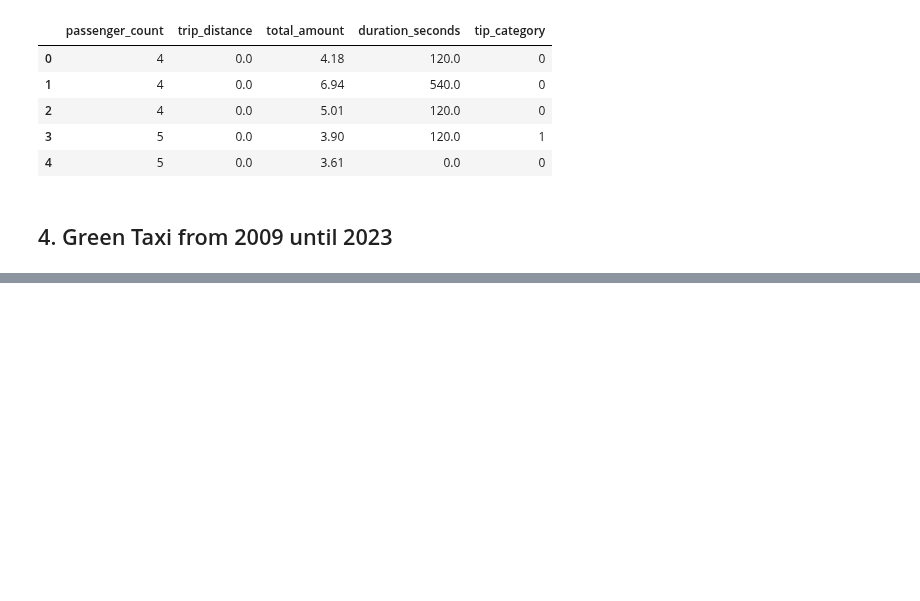
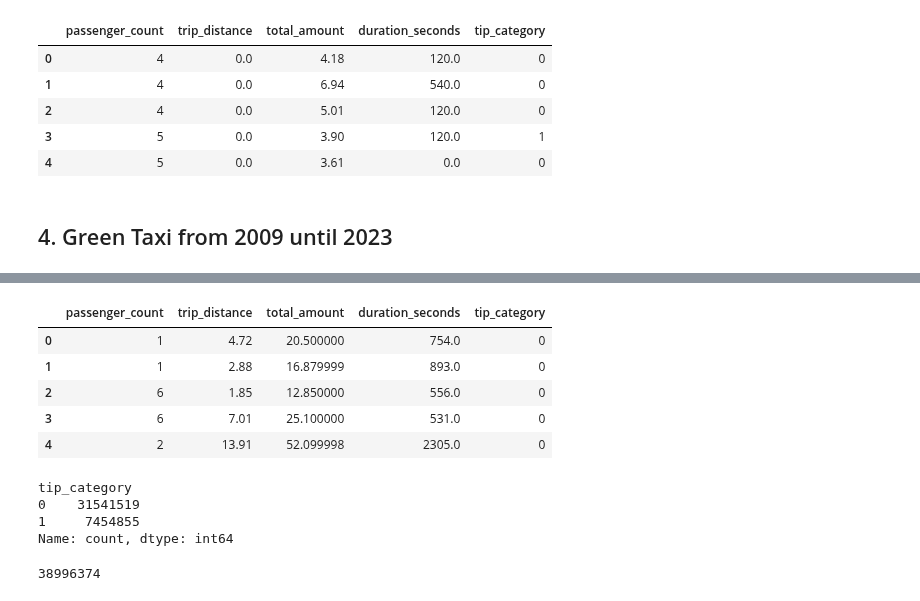
Before and after one commit to imdwipayana/Battlefield, a Jupyter notebook: DuckDB/Classification/New York Taxi Tip Prediction.ipynb, the cells around one changed output, grey strips where cells are left out. Drawn from its saved outputs; the diff is of its cells as text; code cells hidden in the pictures; blank space fills up the shorter version.

```diff
--- a/DuckDB/Classification/New York Taxi Tip Prediction.ipynb
+++ b/DuckDB/Classification/New York Taxi Tip Prediction.ipynb
@@ -575,0 +293,72 @@ df_classification.head()
+# %%
+query_green_2011_2023 = """
+WITH CTE_green_2011_2023 AS (
+    SELECT
+        lpep_pickup_datetime AS pick_up_time,
+        lpep_dropoff_datetime AS drop_off_time,
+        CAST(passenger_count AS INTEGER) AS passenger_count,
+        CAST(total_amount AS FLOAT)   AS total_amount,
+        CAST(trip_distance AS FLOAT)   AS trip_distance,
+        CAST(payment_type AS INTEGER) AS payment_category,
+        tip_amount,
+        CAST( CASE tip_amount
+            WHEN  0.0 THEN 1
+            ELSE 0
+        END AS INTEGER) AS tip_category
+    FROM 'C:/Users/ekadw/Documents/DATA/NY_Taxi/*/green_taxi/green_tripdata_*.parquet'
+    WHERE lpep_pickup_datetime IS NOT NULL
+        AND lpep_dropoff_datetime  IS NOT NULL
+        AND passenger_count IS NOT NULL
+        AND trip_distance >= 0
+        AND trip_distance <= 50
+        AND payment_type IS NOT NULL
+        AND total_amount >= 0
+        AND tip_amount >= 0
+        AND lpep_pickup_datetime >= '2009-01-01'
+        AND lpep_pickup_datetime < '2023-10-01'
+), CTE_duration_green_2011_2023 AS (
+    SELECT
+        pick_up_time,
+        drop_off_time,
+        passenger_count,
+        trip_distance,
+        total_amount,
+        payment_category,
+        tip_category,
+        DATE_DIFF('day', pick_up_time, drop_off_time) AS duration_days,
+        EPOCH(drop_off_time - pick_up_time) AS duration_seconds
+    FROM CTE_green_2011_2023
+    WHERE payment_category = 1
+)
+
+SELECT
+    passenger_count,
+    trip_distance,
+    total_amount,
+    CAST(duration_seconds AS FLOAT)   AS duration_seconds,
+    tip_category
+FROM CTE_duration_green_2011_2023
+WHERE duration_days = 0
+"""
+
+con = duckdb.connect()
+df_green_2011_2023 = con.execute(query_green_2011_2023).fetchdf()
+df_green_2011_2023.head()
+# %% [output]
+|  | passenger_count | trip_distance | total_amount | duration_seconds | tip_category |
+| 0 | 1 | 4.72 | 20.500000 | 754.0 | 0 |
+| 1 | 1 | 2.88 | 16.879999 | 893.0 | 0 |
+| 2 | 6 | 1.85 | 12.850000 | 556.0 | 0 |
+| 3 | 6 | 7.01 | 25.100000 | 531.0 | 0 |
+| 4 | 2 | 13.91 | 52.099998 | 2305.0 | 0 |
+# %%
+df_green_2011_2023['tip_category'].value_counts()
+# %% [output]
+tip_category
+0    31541519
+1     7454855
+Name: count, dtype: int64
+# %%
+len(df_green_2011_2023)
+# %% [output]
+38996374
```
Also changed, not shown: parts of 17 cells of this notebook.
